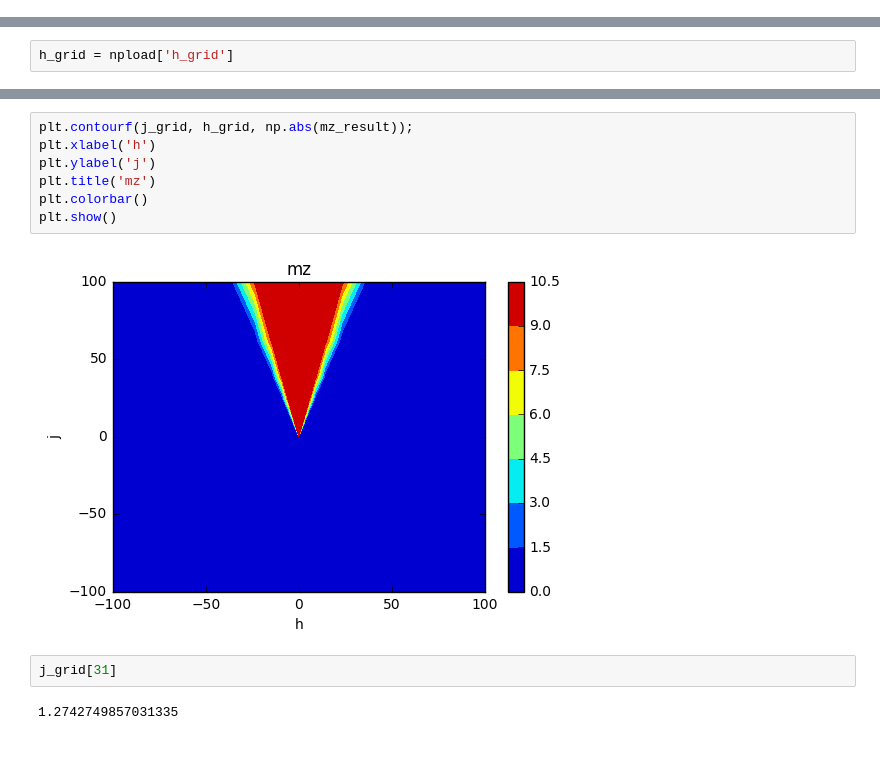
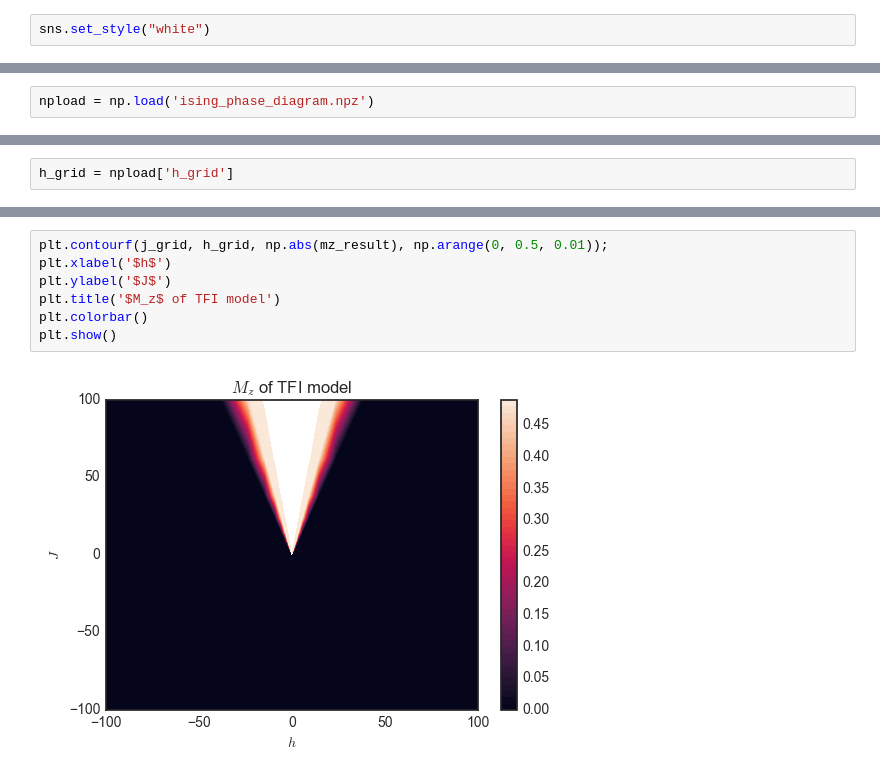
Before and after one commit to liwt31/SimpleMPS, a Jupyter notebook: Notebook/analyze_ising.ipynb, the cells around one changed output, grey strips where cells are left out. Drawn from its saved outputs; the diff is of its cells as text; blank space fills up the shorter version.

```diff
--- a/Notebook/analyze_ising.ipynb
+++ b/Notebook/analyze_ising.ipynb
@@ -2,6 +2,8 @@
 from matplotlib import pyplot as plt
 import seaborn as sns
 import numpy as np
+# %%
+sns.set_style("white")
 # %%
 import warnings
 warnings.filterwarnings('ignore')
@@ -10,3 +37,5 @@ npload = np.load('ising.npz')
+# %%
+npload = np.load('ising_phase_diagram.npz')
 # %%
 mx_result = npload['mx_result']
 # %%
@@ -35,13 +57,9 @@ plt.show()
 # %%
-plt.contourf(j_grid, h_grid, np.abs(mz_result));
-plt.xlabel('h')
-plt.ylabel('j')
-plt.title('mz')
+plt.contourf(j_grid, h_grid, np.abs(mz_result), np.arange(0, 0.5, 0.01));
+plt.xlabel('$h$')
+plt.ylabel('$J$')
+plt.title('$M_z$ of TFI model')
 plt.colorbar()
 plt.show()
 # %% [output]
-[figure, old version]
+[figure, new version]
-# %%
-j_grid[31]
-# %% [output]
-1.2742749857031335
```
Also changed, not shown: parts of 13 cells of this notebook, 11 other files.
